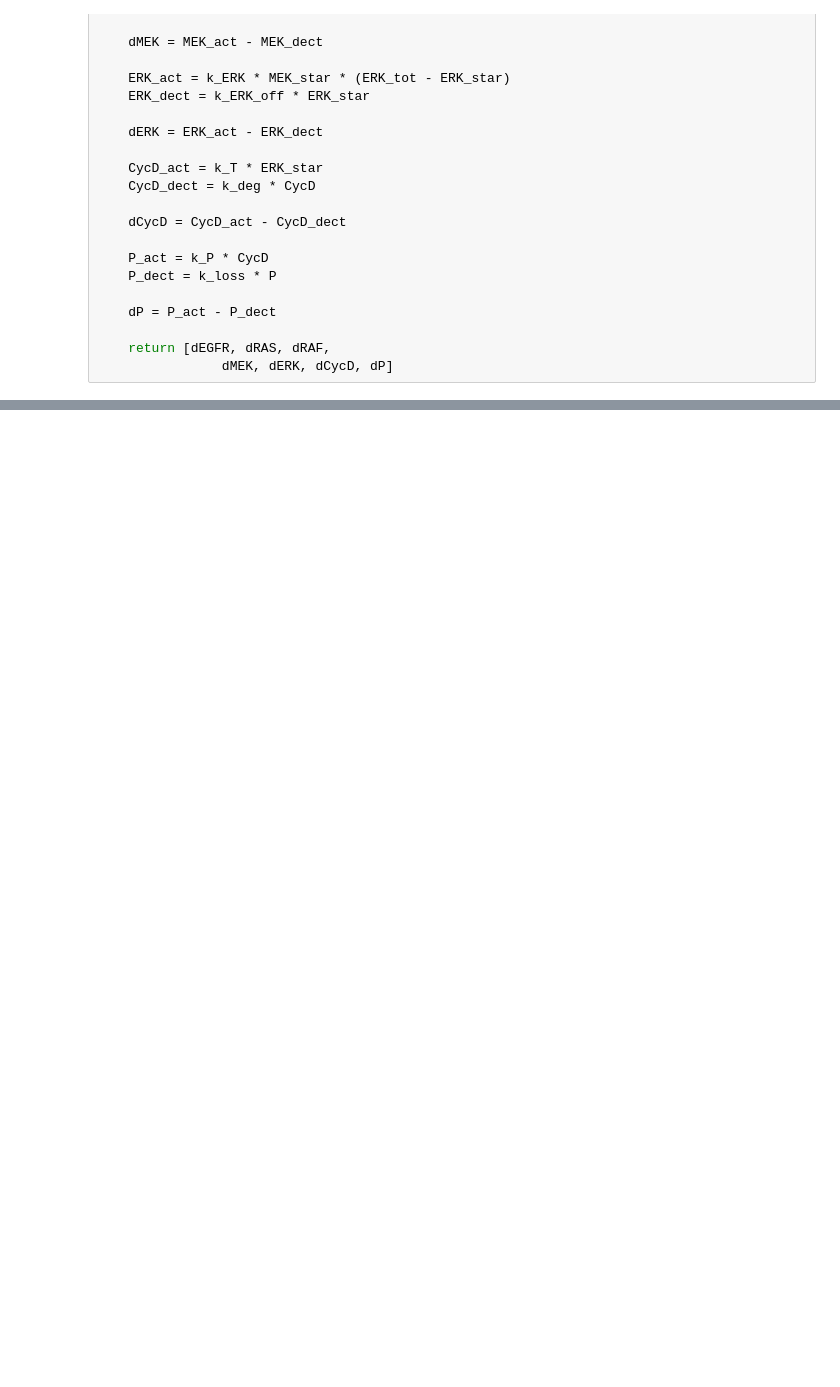
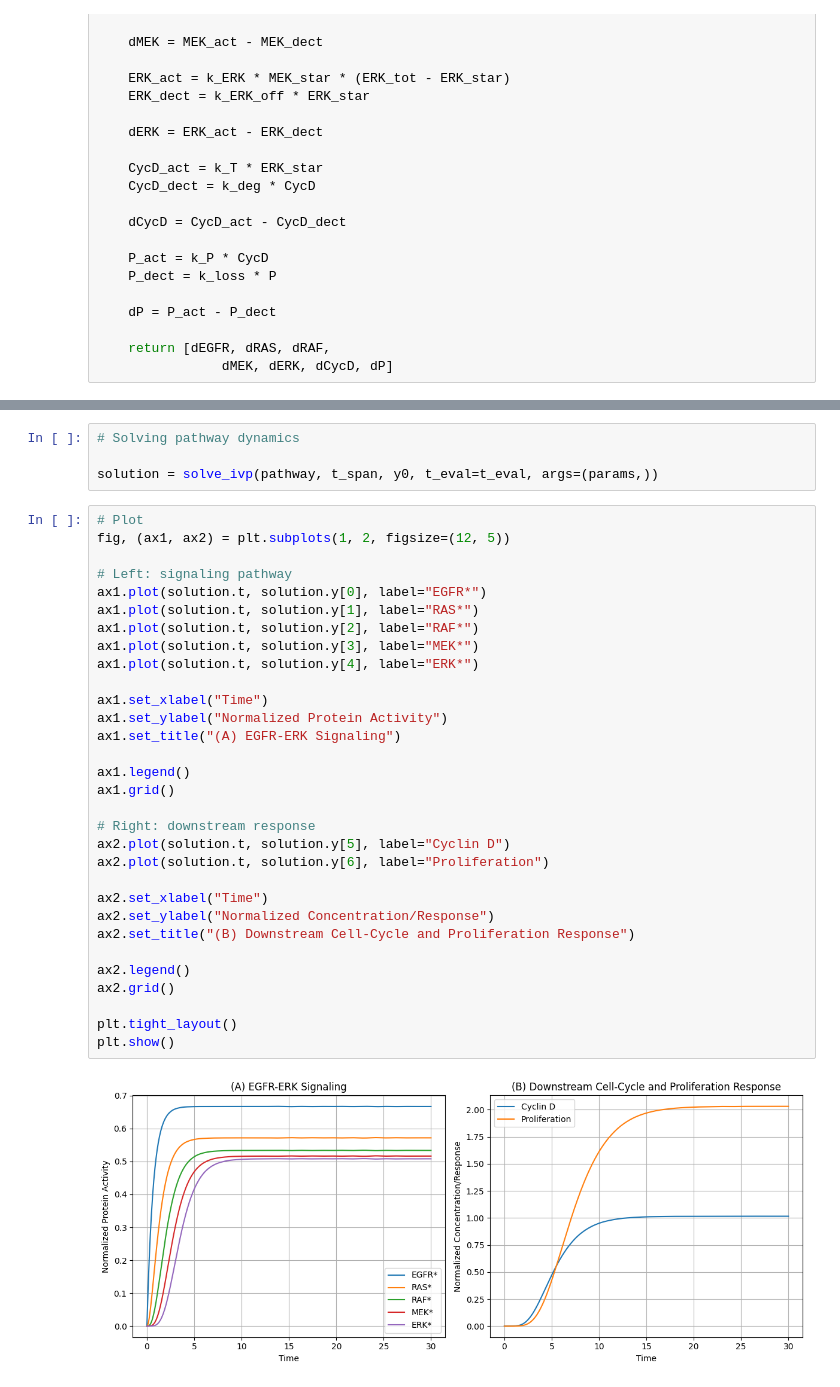
Before and after one commit to abhirym/Drug-Diffusion-Project, a Jupyter notebook: exp03.5_signaling_pathway_model.ipynb, the cells around one changed output, grey strips where cells are left out. Cells and saved outputs as stored; diff of their text form; blank space fills up the shorter version.

```diff
--- a/exp03.5_signaling_pathway_model.ipynb
+++ b/exp03.5_signaling_pathway_model.ipynb
@@ -175,0 +164,37 @@ plt.show()
+# %%
+# Solving pathway dynamics
+
+solution = solve_ivp(pathway, t_span, y0, t_eval=t_eval, args=(params,))
+# %%
+# Plot
+fig, (ax1, ax2) = plt.subplots(1, 2, figsize=(12, 5))
+
+# Left: signaling pathway
+ax1.plot(solution.t, solution.y[0], label="EGFR*")
+ax1.plot(solution.t, solution.y[1], label="RAS*")
+ax1.plot(solution.t, solution.y[2], label="RAF*")
+ax1.plot(solution.t, solution.y[3], label="MEK*")
+ax1.plot(solution.t, solution.y[4], label="ERK*")
+
+ax1.set_xlabel("Time")
+ax1.set_ylabel("Normalized Protein Activity")
+ax1.set_title("(A) EGFR-ERK Signaling")
+
+ax1.legend()
+ax1.grid()
+
+# Right: downstream response
+ax2.plot(solution.t, solution.y[5], label="Cyclin D")
+ax2.plot(solution.t, solution.y[6], label="Proliferation")
+
+ax2.set_xlabel("Time")
+ax2.set_ylabel("Normalized Concentration/Response")
+ax2.set_title("(B) Downstream Cell-Cycle and Proliferation Response")
+
+ax2.legend()
+ax2.grid()
+
+plt.tight_layout()
+plt.show()
+# %% [output]
+[figure, added]
```
Also changed, not shown: parts of 14 cells of this notebook, 2 other files.
